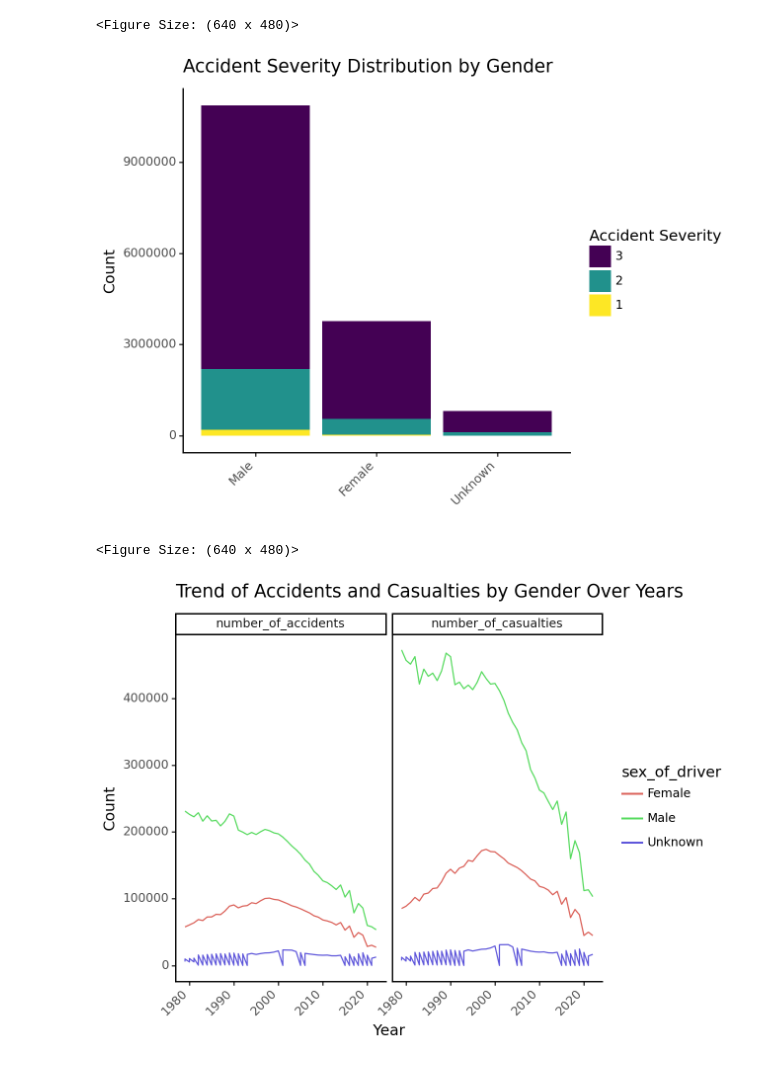
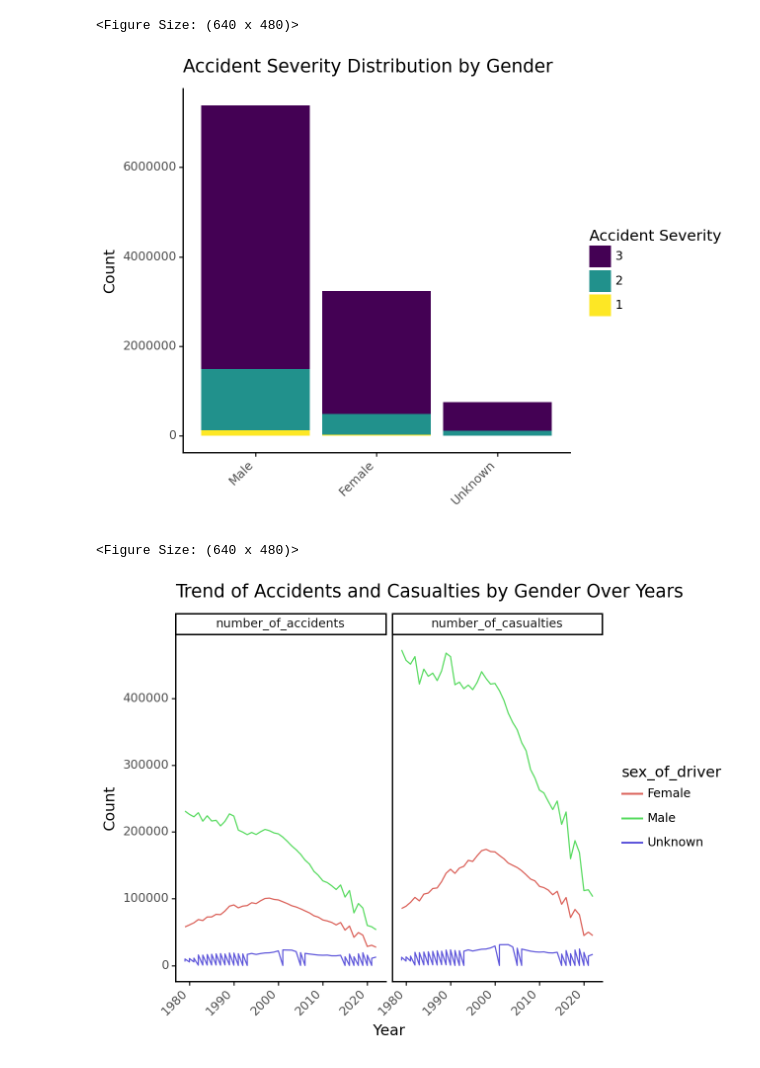
Before and after one commit to nikolaymoshenskiy/IDS-UK-road-accidents, a Jupyter notebook: LM_visualisation.ipynb, the cells around one changed output. Saved outputs shown, nothing was run; the diff lists cells and outputs as text; code cells hidden in the pictures.

Commit message:
Correcting code for visualisation of accident severity distribution by gender
Now calculates number of accidents for each group

```diff
--- a/LM_visualisation.ipynb
+++ b/LM_visualisation.ipynb
@@ -245,40 +245,40 @@ gender_plot
 # Distribution of severity of accidents for different gender of driver
 
 # Prepare the data: group by vehicle type and accident severity, and count the number of accidents
-gender_severity_data = road_acc_data.groupby(['sex_of_driver', 'accident_severity']).size().reset_index(name='count')
+gender_severity_data = road_acc_data.groupby(['sex_of_driver', 'accident_severity'])['accident_index'].nunique().reset_index(name='count')
 
 
 gender_severity_data['accident_severity'] = pd.Categorical(gender_severity_data['accident_severity'],
                                                                  categories=[3, 2, 1], ordered=True)
 
 # Calculate total accidents per vehicle type for ordering
 total_accidents_per_gender = gender_severity_data.groupby('sex_of_driver')['count'].sum().reset_index()
 total_accidents_per_gender = total_accidents_per_gender.sort_values(by='count', ascending=False)
 
 # Merge total counts back to severity data for ordering
 gender_severity_data = gender_severity_data.merge(total_accidents_per_gender,
                                                               on='sex_of_driver', suffixes=('', '_total'))
 
 # Mapping the 'sex_of_driver' values to names
 gender_mapping = {
     1: "Male", 2: "Female", 3: "Unknown", -1: "Unknown"
 }
 
 gender_severity_data['sex_of_driver'] = gender_severity_data['sex_of_driver'].map(gender_mapping)
 
 # Creating the stacked bar plot
 gender_severity_plot = (
     ggplot(gender_severity_data, aes(x='reorder(sex_of_driver, -count_total)', y='count', fill='accident_severity')) +
     geom_bar(stat='identity', position='stack') +
     labs(x='', y='Count', title='Accident Severity Distribution by Gender', fill='Accident Severity') +
     theme_classic() +
     theme(axis_text_x=element_text(rotation=45, hjust=1))
 )
 
 # Display the plot
 gender_severity_plot
 # %% [output]
-[figure, old version]
+[figure, new version]
 <Figure Size: (640 x 480)>
 # %%
 # Lineplots for showing trends of accidents and casualties, respectively, over time for different gender of driver
```
Also changed, not shown: parts of 1 cell of this notebook.
